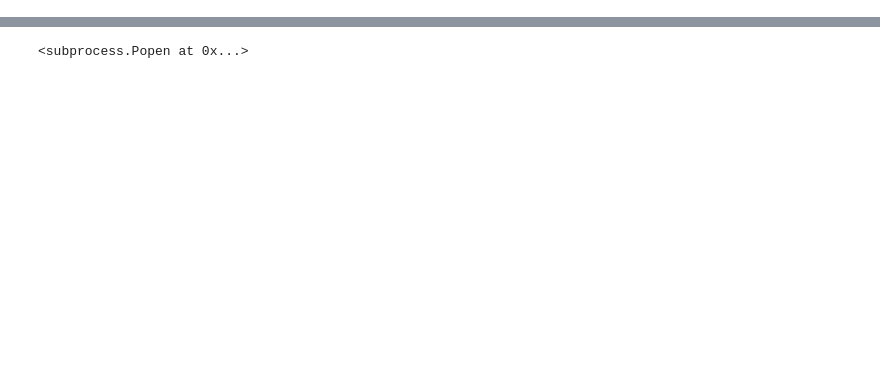
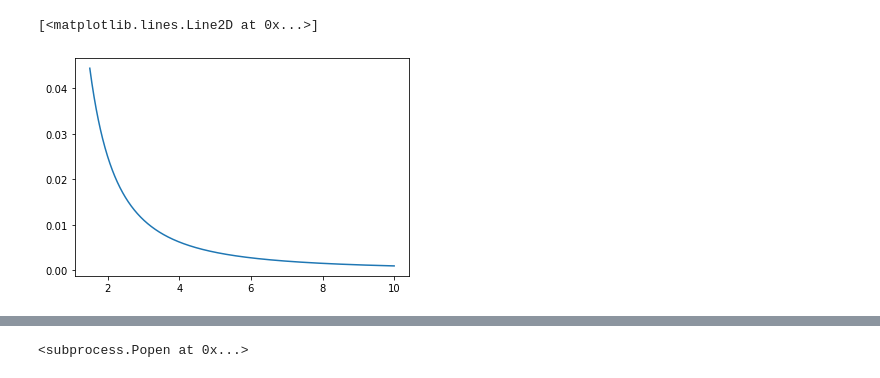
Before and after one commit to reac-nps/NanoParticleLibrary, a Jupyter notebook: Tutorial_Adsorption.ipynb, the cells around one changed output, grey strips where cells are left out. Cells and saved outputs as stored; diff of their text form; code cells hidden in the pictures; blank space fills up the shorter version.

```diff
--- a/Tutorial_Adsorption.ipynb
+++ b/Tutorial_Adsorption.ipynb
@@ -41,3 +138,18 @@ p.get_atom_indices_from_coordination_number([4,6])
+# %%
+import matplotlib.pyplot as plt
+
+def f(x):
+    return a/x**2
+
+
+distance = np.linspace(1.5,10,1000)
+energy = np.zeros((len(distance),1))
+energy = 0.1/distance**2
+
+plt.plot(distance, energy)
+# %% [output]
+[<matplotlib.lines.Line2D at 0x...>]
+[figure, added]
 # %%
 import matplotlib.pyplot as plt
 atoms = p_with_adsorbates.get_ase_atoms()
```
Also changed, not shown: parts of 15 cells of this notebook, 4 other files.
